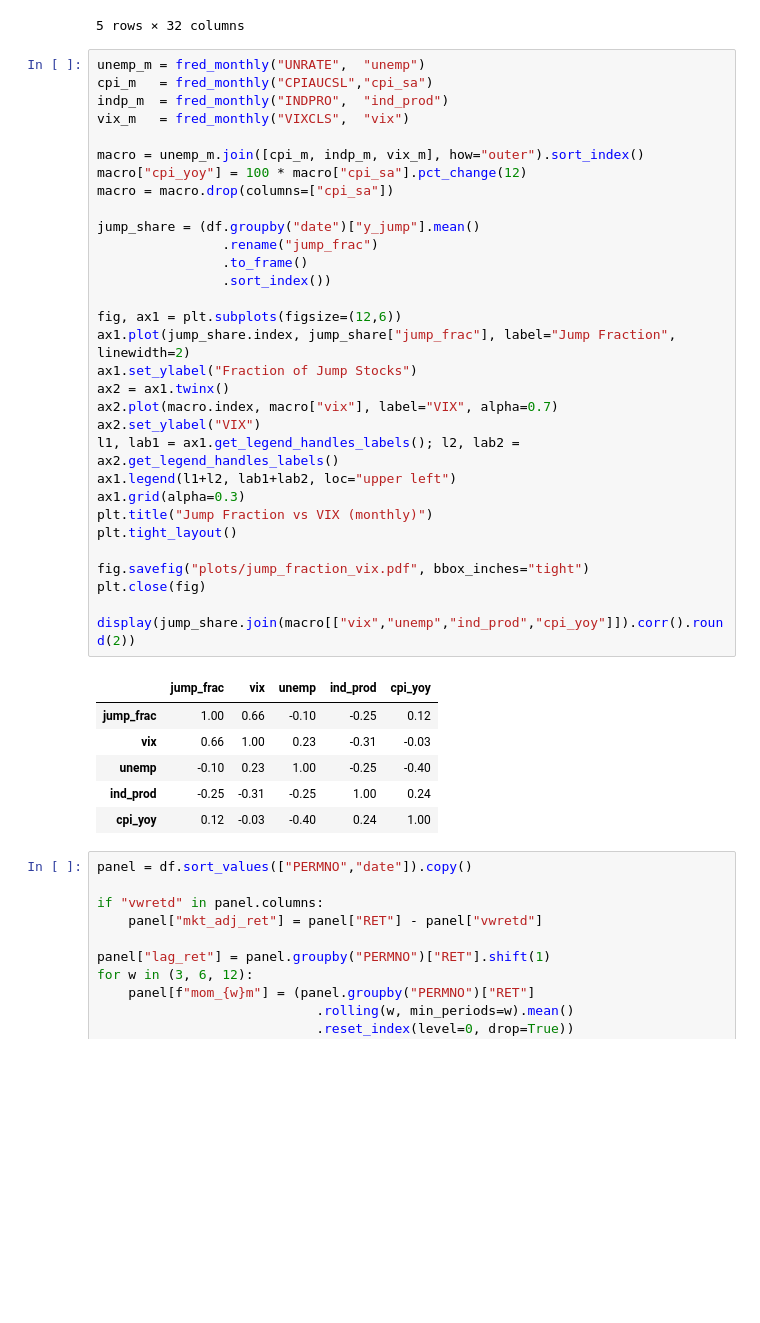
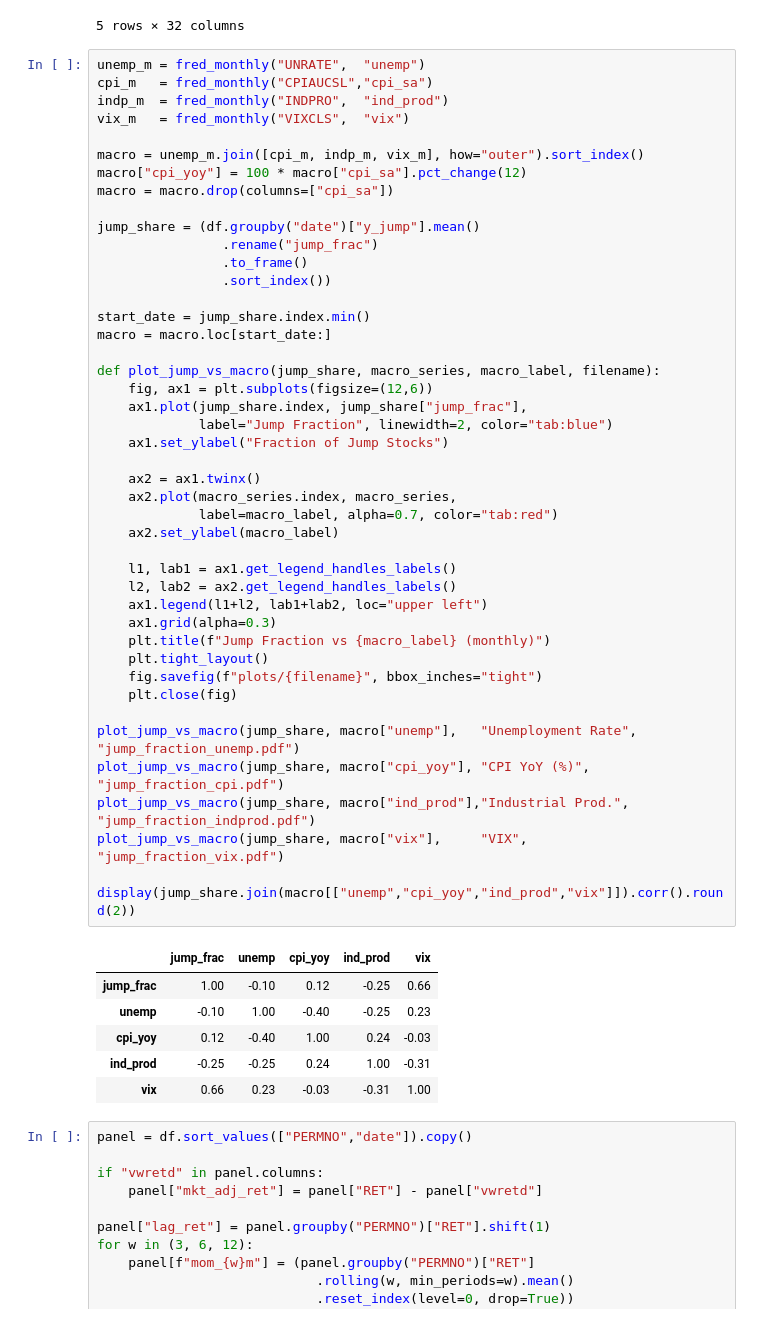
Before and after one commit to viditpok/god-documents, a Jupyter notebook: mgt8803/assignments/AS5/AS5.ipynb, the cells around one changed output. Drawn from its saved outputs; the diff is of its cells as text; blank space fills up the shorter version.

```diff
--- a/mgt8803/assignments/AS5/AS5.ipynb
+++ b/mgt8803/assignments/AS5/AS5.ipynb
@@ -105,41 +106,54 @@ df.sort_values(["PERMNO","date"]).head()
 # %%
 unemp_m = fred_monthly("UNRATE",  "unemp")
 cpi_m   = fred_monthly("CPIAUCSL","cpi_sa")
 indp_m  = fred_monthly("INDPRO",  "ind_prod")
 vix_m   = fred_monthly("VIXCLS",  "vix")
 
 macro = unemp_m.join([cpi_m, indp_m, vix_m], how="outer").sort_index()
 macro["cpi_yoy"] = 100 * macro["cpi_sa"].pct_change(12)
 macro = macro.drop(columns=["cpi_sa"])
 
 jump_share = (df.groupby("date")["y_jump"].mean()
                 .rename("jump_frac")
                 .to_frame()
                 .sort_index())
 
-fig, ax1 = plt.subplots(figsize=(12,6))
-ax1.plot(jump_share.index, jump_share["jump_frac"], label="Jump Fraction", linewidth=2)
-ax1.set_ylabel("Fraction of Jump Stocks")
-ax2 = ax1.twinx()
-ax2.plot(macro.index, macro["vix"], label="VIX", alpha=0.7)
-ax2.set_ylabel("VIX")
-l1, lab1 = ax1.get_legend_handles_labels(); l2, lab2 = ax2.get_legend_handles_labels()
-ax1.legend(l1+l2, lab1+lab2, loc="upper left")
-ax1.grid(alpha=0.3)
-plt.title("Jump Fraction vs VIX (monthly)")
-plt.tight_layout()
+start_date = jump_share.index.min()
+macro = macro.loc[start_date:]
 
-fig.savefig("plots/jump_fraction_vix.pdf", bbox_inches="tight")
-plt.close(fig)
+def plot_jump_vs_macro(jump_share, macro_series, macro_label, filename):
+    fig, ax1 = plt.subplots(figsize=(12,6))
+    ax1.plot(jump_share.index, jump_share["jump_frac"],
+             label="Jump Fraction", linewidth=2, color="tab:blue")
+    ax1.set_ylabel("Fraction of Jump Stocks")
 
-display(jump_share.join(macro[["vix","unemp","ind_prod","cpi_yoy"]]).corr().round(2))
+    ax2 = ax1.twinx()
+    ax2.plot(macro_series.index, macro_series,
+             label=macro_label, alpha=0.7, color="tab:red")
+    ax2.set_ylabel(macro_label)
+
+    l1, lab1 = ax1.get_legend_handles_labels()
+    l2, lab2 = ax2.get_legend_handles_labels()
+    ax1.legend(l1+l2, lab1+lab2, loc="upper left")
+    ax1.grid(alpha=0.3)
+    plt.title(f"Jump Fraction vs {macro_label} (monthly)")
+    plt.tight_layout()
+    fig.savefig(f"plots/{filename}", bbox_inches="tight")
+    plt.close(fig)
+
+plot_jump_vs_macro(jump_share, macro["unemp"],   "Unemployment Rate", "jump_fraction_unemp.pdf")
+plot_jump_vs_macro(jump_share, macro["cpi_yoy"], "CPI YoY (%)",       "jump_fraction_cpi.pdf")
+plot_jump_vs_macro(jump_share, macro["ind_prod"],"Industrial Prod.",  "jump_fraction_indprod.pdf")
+plot_jump_vs_macro(jump_share, macro["vix"],     "VIX",               "jump_fraction_vix.pdf")
+
+display(jump_share.join(macro[["unemp","cpi_yoy","ind_prod","vix"]]).corr().round(2))
 # %% [output]
-|  | jump_frac | vix | unemp | ind_prod | cpi_yoy |
-| jump_frac | 1.00 | 0.66 | -0.10 | -0.25 | 0.12 |
-| vix | 0.66 | 1.00 | 0.23 | -0.31 | -0.03 |
-| unemp | -0.10 | 0.23 | 1.00 | -0.25 | -0.40 |
-| ind_prod | -0.25 | -0.31 | -0.25 | 1.00 | 0.24 |
-| cpi_yoy | 0.12 | -0.03 | -0.40 | 0.24 | 1.00 |
+|  | jump_frac | unemp | cpi_yoy | ind_prod | vix |
+| jump_frac | 1.00 | -0.10 | 0.12 | -0.25 | 0.66 |
+| unemp | -0.10 | 1.00 | -0.40 | -0.25 | 0.23 |
+| cpi_yoy | 0.12 | -0.40 | 1.00 | 0.24 | -0.03 |
+| ind_prod | -0.25 | -0.25 | 0.24 | 1.00 | -0.31 |
+| vix | 0.66 | 0.23 | -0.03 | -0.31 | 1.00 |
 # %%
 panel = df.sort_values(["PERMNO","date"]).copy()
 
```
Also changed, not shown: parts of 6 cells of this notebook, 12 other files.
